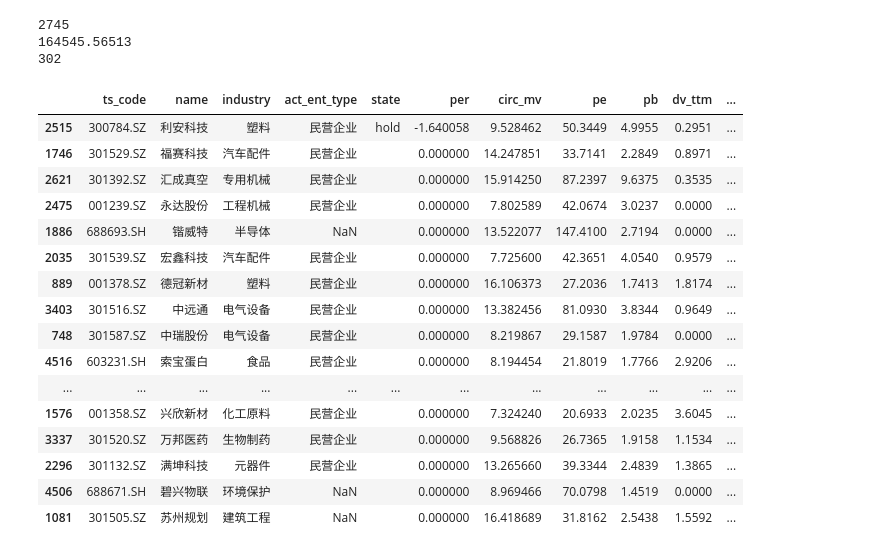
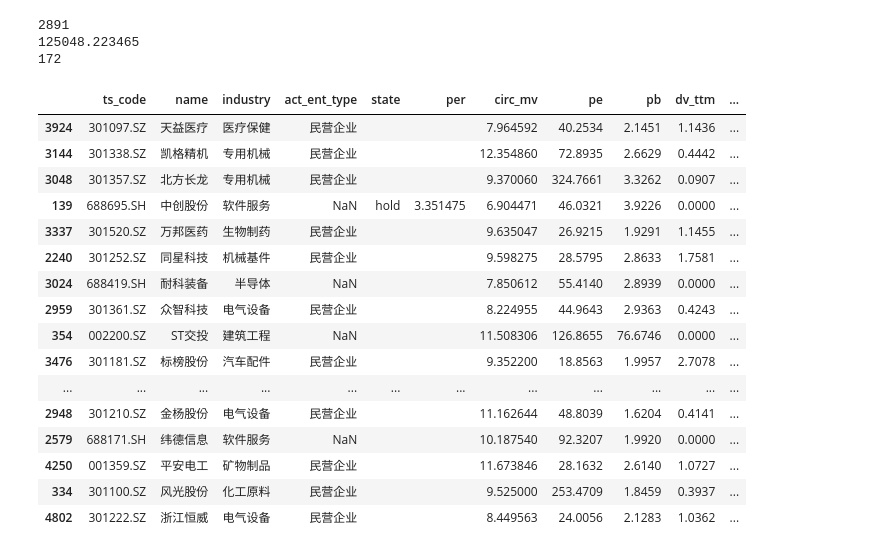
Before and after one commit to pickteemo/stock, a Jupyter notebook: 4_sort.ipynb, the cells around one changed output. Saved outputs shown, nothing was run; the diff lists cells and outputs as text; code cells hidden in the pictures.

```diff
--- a/4_sort.ipynb
+++ b/4_sort.ipynb
@@ -36,6 +36,13 @@ buy_list = pd.read_csv("./data/buy_list.csv")['Column1'].tolist()
 up_list = pd.read_csv("./data/up_list.csv")['Column1'].tolist()
 daily_data_dir = './data/daily'
 # %%
+def apply_bbands(df, period=20):
+    df.sort_values(by="trade_date", ascending=True, inplace=True)
+    upper, middle, lower = ta.BBANDS(df['close'], timeperiod=period, nbdevup=2, nbdevdn=2, matype=0)
+    df['rel'] = (df['close'] - lower) / (upper - lower)
+    return df
+
+
 def apply_rsi(df, period=24):
     df = df.sort_values(by="trade_date", ascending=True)
     df["rsi12"] = ta.RSI(df["close"].values, timeperiod=12)
@@ -115,31 +122,23 @@ hold_dict = {
     '001376.SZ': 15.8, # 百通
     '001979.SZ': 11.65, # 招商蛇口
     '002546.SZ': 4.23, # 新联电子
-    '159509.SZ': 1.546, # 纳指科技
+    '159329.SZ': 1.035, # 沙特
     '159529.SZ': 1.404, # 标普消费
-    '159687.SZ': 1.292, # 亚太精选
     '159869.SZ': 1.064, # 游戏 etf
     '159941.SZ': 1.203, # 纳指
-    '164824.SZ': 1.579,  # 印度
     '300784.SZ': 68.90, # 利安
     '300998.SZ': 17.20, # 宁波方正
     '301107.SZ': 28.84, # 瑜欣电子
     '301212.SZ': 26.35, # 联盛化学
-    '501018.SH': 1.203, # 南方原油
-    '501300.SH': 0.970, # 美元债
     '511090.SH': 118.687, # 30年国债
+    '511380.SH': 11.703, # 可转债
     '511520.SH': 112.668, # 政金债
     '513030.SH': 1.487, # 德国
-    '513080.SH': 1.508, # 法国
-    '513290.SH': 1.225, # 纳指生物
     '513400.SH': 1.197, # 道琼斯
     '513500.SH': 2.23, # 标普500
-    '513520.SH': 1.460, # 日经
     '513730.SH': 1.412, # 东南亚
-    '513800.SH': 1.410, # 东证
     '515790.SH': 0.894, # 光伏
     '516160.SH': 2.062, # 新能源
-    '518880.SH': 5.941, # 黄金
     '562800.SH': 0.562, # 稀有金属
     '588290.SH': 1.501, # 芯片科创
     '600016.SH': 4.09, # 民生银行
@@ -150,7 +149,7 @@ hold_dict = {
     '600780.SH': 6.00, # 通宝能源
     '600900.SH': 28.39, # 长江电力
     '601068.SH': 4.75, # 中铝
-    '601107.SH': 5.20, # 四川成渝
+    '601101.SH': 8.9, # 昊华科技
     '601117.SH': 8.38, # 中国化学
     '601666.SH': 10.13, # 平煤股份
     '603056.SH': 14.4, # 德邦股份
@@ -164,6 +163,9 @@ hold_dict = {
     '688695.SH': 34.91, # 中创
 }
 recent_sell_dict = {
+    #12.12
+    '601107.SH': 5.27, # 四川成渝
+
     #12.10
     '300995.SZ': 19.47, # 奇德新材
     '600036.SH': 38.92, # 招商银行
@@ -229,7 +231,7 @@ recent_sell_dict = {
 
 def apply_info(df):
     df['state'] = ''
-    df['per'] = 0
+    df['per'] = ''
     for i in df.index:
         ts_code = df.loc[i, 'ts_code']
         if ts_code in hold_dict:
@@ -247,55 +249,51 @@ def apply_info(df):
 # %%
 mini_df = industry_df[industry_df['pe'] > 0]
 mini_df = mini_df[mini_df['ts_code'].isin(up_list)]
 print(len(mini_df))
-base_mv_per = industry_df["circ_mv"].quantile(0.1)
+base_mv_per = industry_df["circ_mv"].quantile(0.05)
 mini_df = mini_df[mini_df["circ_mv"] < base_mv_per]
 mini_df['circ_mv'] = mini_df['circ_mv'] / 10000
 print(base_mv_per)
 print(len(mini_df))
 
 
 for i in mini_df.index:
     ts_code = mini_df.loc[i, 'ts_code']
     df = pd.read_csv(os.path.join(daily_data_dir, f"{ts_code}.csv"))
-    df = apply_rsi(df)
+    df = apply_bbands(df,period=60)
     df = df.sort_values(by="trade_date", ascending=False)
     df = df.head(1)
-    mini_df.loc[i, 'rsi12'] = df['rsi12'].iloc[0]
-    mini_df.loc[i, 'rsi60'] = df['rsi60'].iloc[0]
-    mini_df.loc[i, 'rsi120'] = df['rsi120'].iloc[0]
-    mini_df.loc[i, 'min_rsi'] = df['min_rsi'].iloc[0]
+    mini_df.loc[i, 'rel'] = df['rel'].iloc[0]
 
-mini_df["min_rsi"] = mini_df['rsi12'] + mini_df['rsi60'] + mini_df['rsi120']
-mini_df = mini_df.sort_values(by="min_rsi", ascending=True)
+mini_df = mini_df.sort_values(by="rel", ascending=True)
 apply_info(mini_df)
 
 # mini_df = mini_df.sort_values(by='circ_mv')
 # mini_df = mini_df.drop_duplicates(subset='industry', keep='first')
 mini_df.to_csv("data/mini_df.csv")
-mini_df[['ts_code', 'name','industry','act_ent_type','state','per','circ_mv','pe','pb','dv_ttm','rsi12','rsi60','rsi120','min_rsi']].head(30)
+mini_df[['ts_code', 'name','industry','act_ent_type','state','per','circ_mv','pe','pb','dv_ttm','rel']].head(30)
 # mini_df[['ts_code', 'name','industry','circ_mv','pe','pb','dv_ttm']].head(20)
 # %% [output]
-2745
-164545.56513
-302
+2891
+125048.223465
+172
 |  | ts_code | name | industry | act_ent_type | state | per | circ_mv | pe | pb | dv_ttm | ... |
-| 2515 | 300784.SZ | 利安科技 | 塑料 | 民营企业 | hold | -1.640058 | 9.528462 | 50.3449 | 4.9955 | 0.2951 | ... |
-| 1746 | 301529.SZ | 福赛科技 | 汽车配件 | 民营企业 |  | 0.000000 | 14.247851 | 33.7141 | 2.2849 | 0.8971 | ... |
-| 2621 | 301392.SZ | 汇成真空 | 专用机械 | 民营企业 |  | 0.000000 | 15.914250 | 87.2397 | 9.6375 | 0.3535 | ... |
-| 2475 | 001239.SZ | 永达股份 | 工程机械 | 民营企业 |  | 0.000000 | 7.802589 | 42.0674 | 3.0237 | 0.0000 | ... |
-| 1886 | 688693.SH | 锴威特 | 半导体 | NaN |  | 0.000000 | 13.522077 | 147.4100 | 2.7194 | 0.0000 | ... |
-| 2035 | 301539.SZ | 宏鑫科技 | 汽车配件 | 民营企业 |  | 0.000000 | 7.725600 | 42.3651 | 4.0540 | 0.9579 | ... |
-| 889 | 001378.SZ | 德冠新材 | 塑料 | 民营企业 |  | 0.000000 | 16.106373 | 27.2036 | 1.7413 | 1.8174 | ... |
-| 3403 | 301516.SZ | 中远通 | 电气设备 | 民营企业 |  | 0.000000 | 13.382456 | 81.0930 | 3.8344 | 0.9649 | ... |
-| 748 | 301587.SZ | 中瑞股份 | 电气设备 | 民营企业 |  | 0.000000 | 8.219867 | 29.1587 | 1.9784 | 0.0000 | ... |
-| 4516 | 603231.SH | 索宝蛋白 | 食品 | 民营企业 |  | 0.000000 | 8.194454 | 21.8019 | 1.7766 | 2.9206 | ... |
+| 3924 | 301097.SZ | 天益医疗 | 医疗保健 | 民营企业 |  |  | 7.964592 | 40.2534 | 2.1451 | 1.1436 | ... |
+| 3144 | 301338.SZ | 凯格精机 | 专用机械 | 民营企业 |  |  | 12.354860 | 72.8935 | 2.6629 | 0.4442 | ... |
+| 3048 | 301357.SZ | 北方长龙 | 专用机械 | 民营企业 |  |  | 9.370060 | 324.7661 | 3.3262 | 0.0907 | ... |
+| 139 | 688695.SH | 中创股份 | 软件服务 | NaN | hold | 3.351475 | 6.904471 | 46.0321 | 3.9226 | 0.0000 | ... |
+| 3337 | 301520.SZ | 万邦医药 | 生物制药 | 民营企业 |  |  | 9.635047 | 26.9215 | 1.9291 | 1.1455 | ... |
+| 2240 | 301252.SZ | 同星科技 | 机械基件 | 民营企业 |  |  | 9.598275 | 28.5795 | 2.8633 | 1.7581 | ... |
+| 3024 | 688419.SH | 耐科装备 | 半导体 | NaN |  |  | 7.850612 | 55.4140 | 2.8939 | 0.0000 | ... |
+| 2959 | 301361.SZ | 众智科技 | 电气设备 | 民营企业 |  |  | 8.224955 | 44.9643 | 2.9363 | 0.4243 | ... |
+| 354 | 002200.SZ | ST交投 | 建筑工程 | NaN |  |  | 11.508306 | 126.8655 | 76.6746 | 0.0000 | ... |
+| 3476 | 301181.SZ | 标榜股份 | 汽车配件 | 民营企业 |  |  | 9.352200 | 18.8563 | 1.9957 | 2.7078 | ... |
 | ... | ... | ... | ... | ... | ... | ... | ... | ... | ... | ... | ... |
-| 1576 | 001358.SZ | 兴欣新材 | 化工原料 | 民营企业 |  | 0.000000 | 7.324240 | 20.6933 | 2.0235 | 3.6045 | ... |
-| 3337 | 301520.SZ | 万邦医药 | 生物制药 | 民营企业 |  | 0.000000 | 9.568826 | 26.7365 | 1.9158 | 1.1534 | ... |
-| 2296 | 301132.SZ | 满坤科技 | 元器件 | 民营企业 |  | 0.000000 | 13.265660 | 39.3344 | 2.4839 | 1.3865 | ... |
-| 4506 | 688671.SH | 碧兴物联 | 环境保护 | NaN |  | 0.000000 | 8.969466 | 70.0798 | 1.4519 | 0.0000 | ... |
-| 1081 | 301505.SZ | 苏州规划 | 建筑工程 | NaN |  | 0.000000 | 16.418689 | 31.8162 | 2.5438 | 1.5592 | ... |
+| 2948 | 301210.SZ | 金杨股份 | 电气设备 | 民营企业 |  |  | 11.162644 | 48.8039 | 1.6204 | 0.4141 | ... |
+| 2579 | 688171.SH | 纬德信息 | 软件服务 | NaN |  |  | 10.187540 | 92.3207 | 1.9920 | 0.0000 | ... |
+| 4250 | 001359.SZ | 平安电工 | 矿物制品 | 民营企业 |  |  | 11.673846 | 28.1632 | 2.6140 | 1.0727 | ... |
+| 334 | 301100.SZ | 风光股份 | 化工原料 | 民营企业 |  |  | 9.525000 | 253.4709 | 1.8459 | 0.3937 | ... |
+| 4802 | 301222.SZ | 浙江恒威 | 电气设备 | 民营企业 |  |  | 8.449563 | 24.0056 | 2.1283 | 1.0362 | ... |
 # %%
 ex_dict = {
     '000517.SZ': '荣安地产,民',
```
Also changed, not shown: parts of 6 cells of this notebook, 4 other files.
